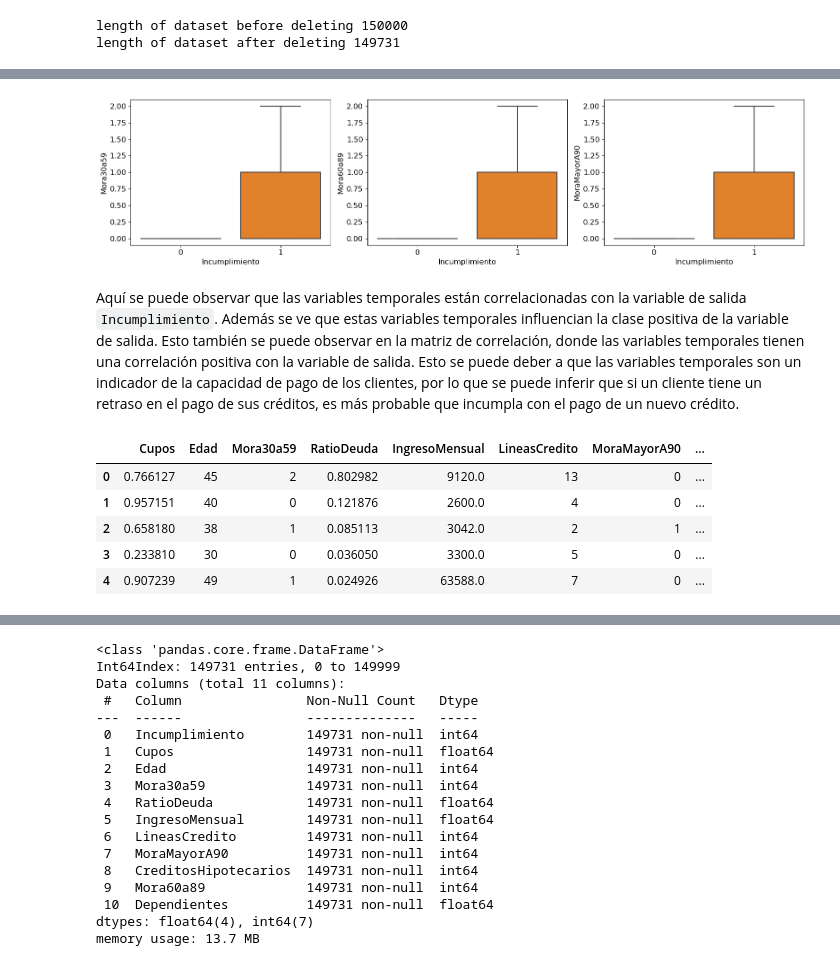
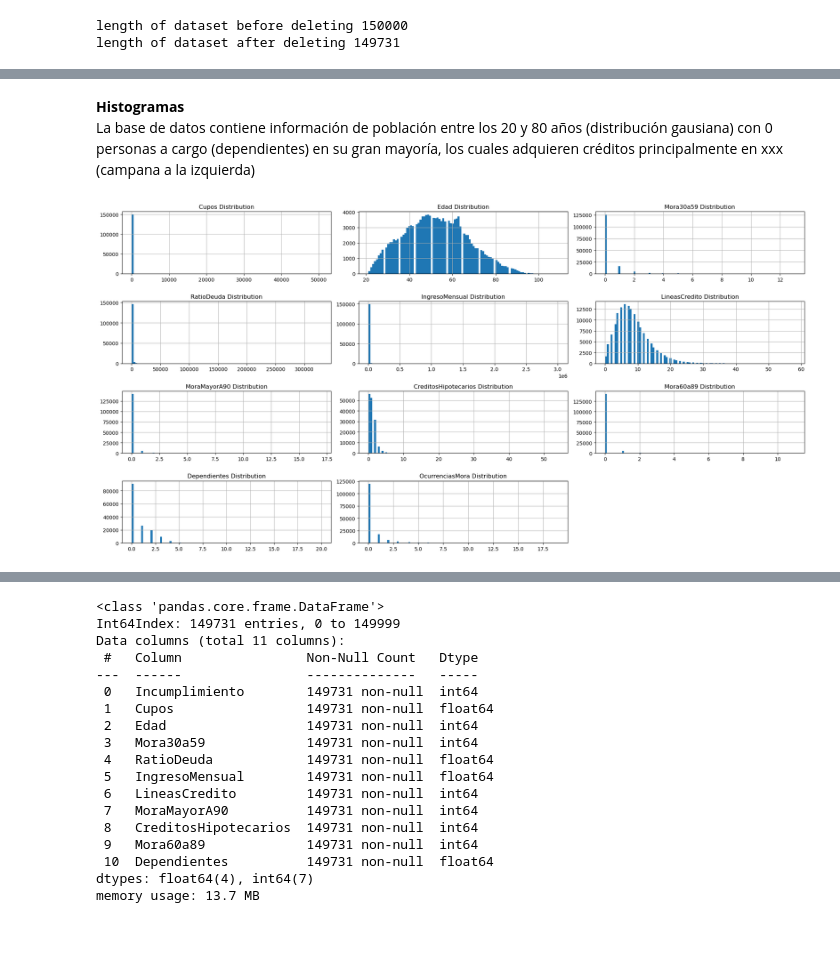
Before and after one commit to 00Fede/givemesomecredit, a Jupyter notebook: Preprocessing.ipynb, the cells around one changed output, grey strips where cells are left out. Cells and saved outputs as stored; diff of their text form; code cells hidden in the pictures; blank space fills up the shorter version.

```diff
--- a/Preprocessing.ipynb
+++ b/Preprocessing.ipynb
@@ -166,24 +223,0 @@ También se puede evidenciar que las variables númericas son influyentes respec
-# %%
-fig, ax = plt.subplots(nrows=1, ncols=1, figsize=(2, 10))
-
-# make this plot horizontally
-sns.heatmap(
-    matrizCorr[['Incumplimiento']].sort_values(by=['Incumplimiento'], ascending=False),
-    annot     = True,
-    cbar      = False,
-    annot_kws = {"size": 10},
-    vmin      = -1,
-    vmax      = 1,
-    center    = 0,
-    cmap      = 'RdBu', #sns.diverging_palette(20, 220, n=200),
-    square    = True,
-    ax        = ax
-)
-
-ax.set_xticklabels(
-    ax.get_xticklabels(),
-    rotation = 45,
-    horizontalalignment = 'right',
-)
-
-ax.tick_params(labelsize = 10)
@@ -192,22 +224,3 @@ ax.tick_params(labelsize = 10)
-# %%
-
-# ==============================================================================
-fig, axs = plt.subplots(nrows=1, ncols=3, figsize=(16, 4))
-moras = d[['Mora30a59', 'Mora60a89', 'MoraMayorA90']]
-for i, var in enumerate(moras.columns):
-    sns.boxplot(
-        x        = 'Incumplimiento',
-        y        = var,
-        data     = d,
-        ax       = axs[i%3],
-        showfliers = False
-    )
-    axs[i%3].set_xlabel('Incumplimiento', fontsize = 12)
-    axs[i%3].set_ylabel(var, fontsize = 12)
-    axs[i%3].tick_params(labelsize = 12)
-
-fig.tight_layout()
-# %% [output]
-[figure, removed]
-# %% [markdown]
-Aquí se puede observar que las variables temporales están correlacionadas con la variable de salida `Incumplimiento`. Además se ve que estas variables temporales influencian la clase positiva de la variable de salida. Esto también se puede observar en la matriz de correlación, donde las variables temporales tienen una correlación positiva con la variable de salida. Esto se puede deber a que las variables temporales son un indicador de la capacidad de pago de los clientes, por lo que se puede inferir que si un cliente tiene un retraso en el pago de sus créditos, es más probable que incumpla con el pago de un nuevo crédito.
+# %% [markdown]
+**Histogramas**
+<br> La base de datos contiene información de población entre los 20 y 80 años (distribución gausiana) con 0 personas a cargo (dependientes) en su gran mayoría, los cuales adquieren créditos principalmente en xxx (campana a la izquierda)
@@ -214,16 +243,12 @@ Aquí se puede observar que las variables temporales están correlacionadas con
 # %%
 #Lista de variables numéricas
 
 numCols=d.select_dtypes(include = ['float64','int32','int64']).columns.tolist()
 
 #Se elimina el elemento bad_credit de la lista de variables Categóricas
 numCols.remove('Incumplimiento')
 
-d[numCols].head()
+# filter d only with numCols columns
+draw_histograms(d[numCols], d[numCols].columns, 4, 3)
 # %% [output]
-|  | Cupos | Edad | Mora30a59 | RatioDeuda | IngresoMensual | LineasCredito | MoraMayorA90 | ... |
-| 0 | 0.766127 | 45 | 2 | 0.802982 | 9120.0 | 13 | 0 | ... |
-| 1 | 0.957151 | 40 | 0 | 0.121876 | 2600.0 | 4 | 0 | ... |
-| 2 | 0.658180 | 38 | 1 | 0.085113 | 3042.0 | 2 | 1 | ... |
-| 3 | 0.233810 | 30 | 0 | 0.036050 | 3300.0 | 5 | 0 | ... |
-| 4 | 0.907239 | 49 | 1 | 0.024926 | 63588.0 | 7 | 0 | ... |
+[figure, added]
```
Also changed, not shown: parts of 21 cells of this notebook.
